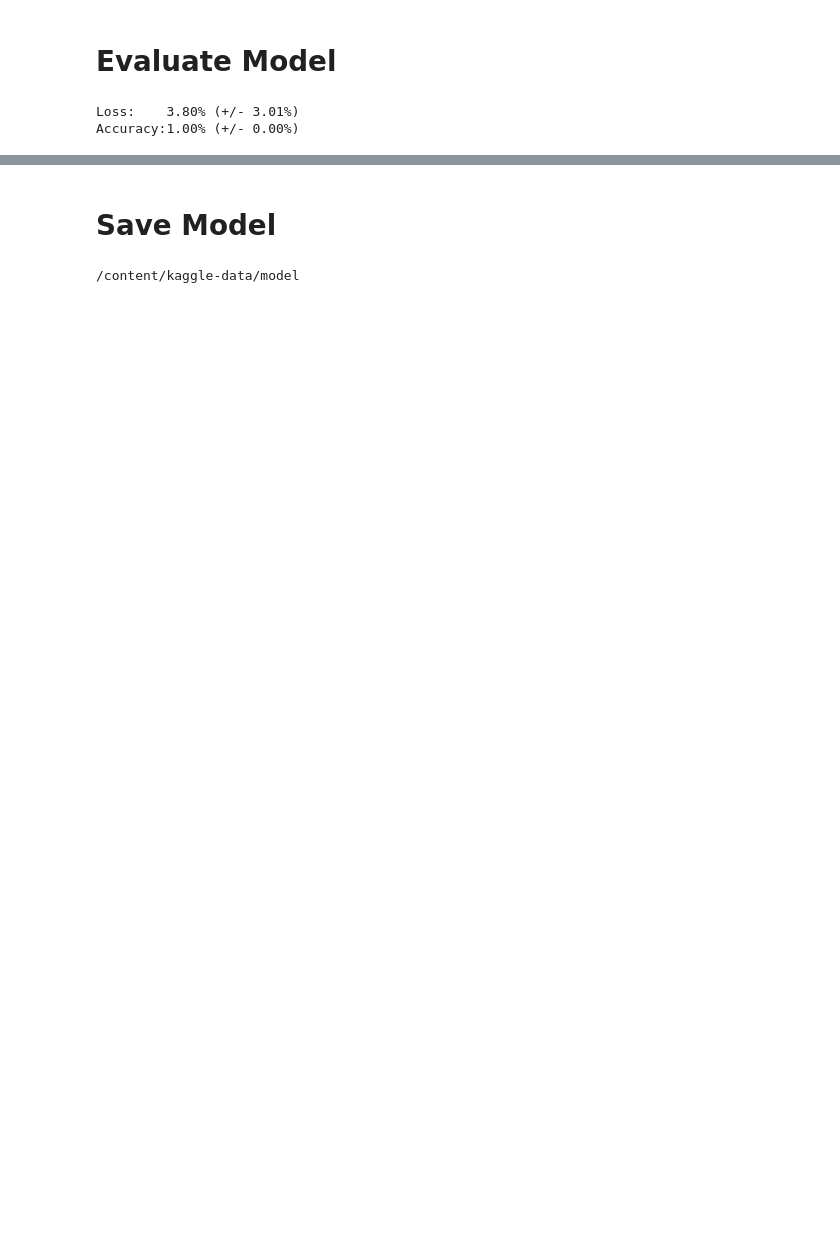
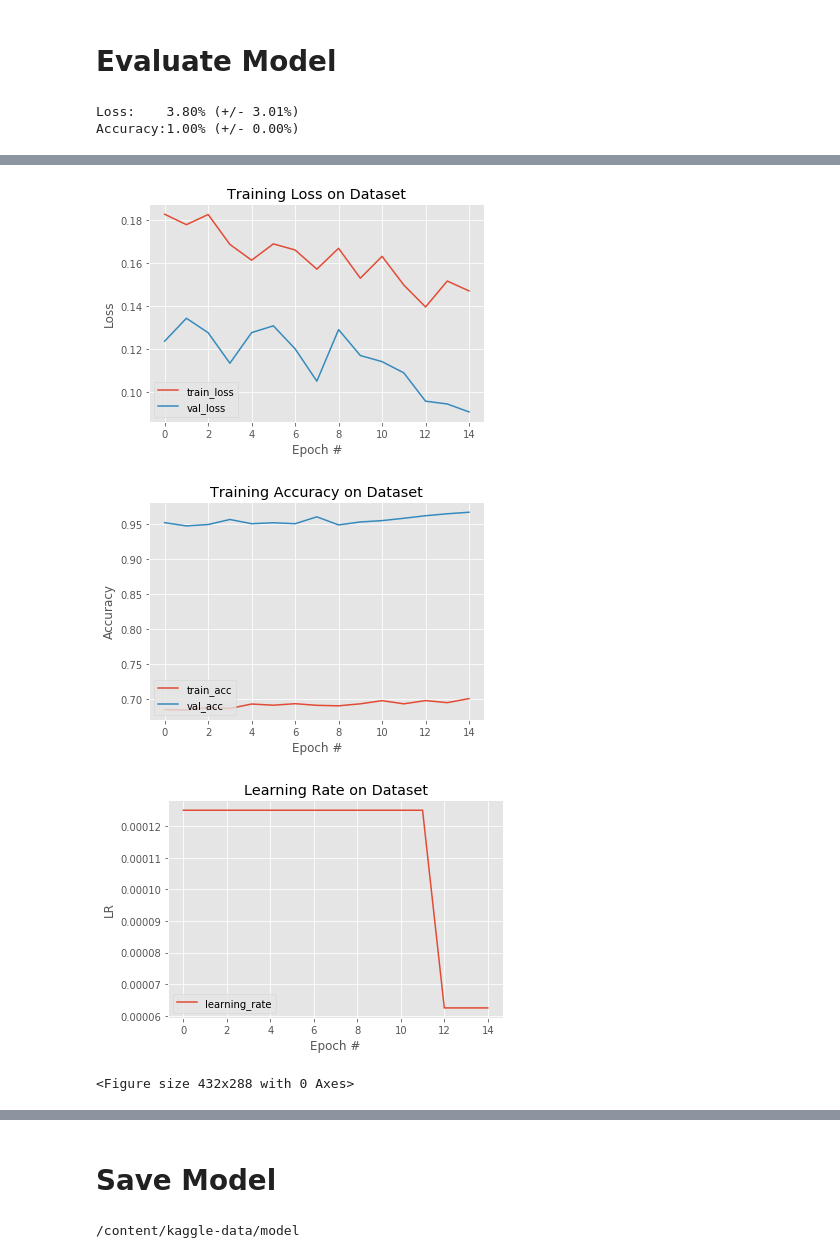
Before and after one commit to MittalNeha/retinopathy-kaggle, a Jupyter notebook: Resnet_50_baseline_multilabel.ipynb, the cells around one changed output, grey strips where cells are left out. Saved outputs shown, nothing was run; the diff lists cells and outputs as text; code cells hidden in the pictures; blank space fills up the shorter version.

Commit message:
with Attention model

```diff
--- a/Resnet_50_baseline_multilabel.ipynb
+++ b/Resnet_50_baseline_multilabel.ipynb
@@ -611,12 +688,12 @@ Epoch 00015: val_loss did not improve from 0.17902
 # %%
-# epochs = 30
-# history2 = model.fit_generator(
-#     train_mixup,
-#     steps_per_epoch=np.ceil(float(len(train_x)) / float(batch_size)),
-#     validation_data=valid_generator,
-#     validation_steps=np.ceil(float(len(valid_x)) / float(batch_size)),
-#     epochs=epochs,
-#     initial_epoch=15,
-#     verbose=1,
-#     workers=1, use_multiprocessing=False,
-#     callbacks=callbacks_list)
+epochs = 30
+history2 = model.fit_generator(
+    train_mixup,
+    steps_per_epoch=np.ceil(float(len(train_x)) / float(batch_size)),
+    validation_data=valid_generator,
+    validation_steps=np.ceil(float(len(valid_x)) / float(batch_size)),
+    epochs=epochs,
+    initial_epoch=15,
+    verbose=1,
+    workers=1, use_multiprocessing=False,
+    callbacks=callbacks_list)
@@ -626,0 +720,6 @@ model.load_
+# %%
+model2 = create_attn_model(
+    input_shape=(SIZE,SIZE,3),
+    n_out=NUM_CLASSES,
+    model_weights='kaggle-data/resnet50/Resnet50_bestqwk.h5')
+model2.load_weights('kaggle-data/model/Resnet50-19-0.9560.h5')
@@ -648,7 +804,7 @@ Accuracy:1.00% (+/- 0.00%)
 history.history
 # %%
 def get_pred(y):
-  y_pred = y > 0.5
+  y_pred = y > 0.4
   y_pred = y_pred.astype(int).sum(axis=1) - 1
   return y_pred.reshape(-1)
 
@@ -676,12 +832,12 @@ def check_model(hist, model):
   plt.ylabel("Accuracy")
   plt.legend(loc="lower left")
 
-  plt.figure()
-  plt.plot(np.arange(0, N), qwk.history, label="kappa_score")
-  plt.title("Kappa score on Dataset")
-  plt.xlabel("Epoch #")
-  plt.ylabel("kappa")
-  plt.legend(loc="lower left")
+#   plt.figure()
+#   plt.plot(np.arange(0, N), qwk.history, label="kappa_score")
+#   plt.title("Kappa score on Dataset")
+#   plt.xlabel("Epoch #")
+#   plt.ylabel("kappa")
+#   plt.legend(loc="lower left")
 
   plt.style.use("ggplot")
   plt.figure()
@@ -701,6 +857,7 @@ def check_model(hist, model):
   #     print(str(path))
       image = cv2.resize(image, (SIZE, SIZE))
       score_predict = model.predict((image[np.newaxis])/255)
+#       print(score_predict)
       label_predict = get_pred(score_predict)
 #       print('Predict {}-->{}'.format(score_predict, label_predict))
 #       label_predict = np.argmax(score_predict)
@@ -725,0 +874,7 @@ check_model(history, model)
+# %%
+check_model(history2, model2)
+# %% [output]
+[figure, added]
+[figure, added]
+[figure, added]
+<Figure size 432x288 with 0 Axes>
```
Also changed, not shown: parts of 31 cells of this notebook.
